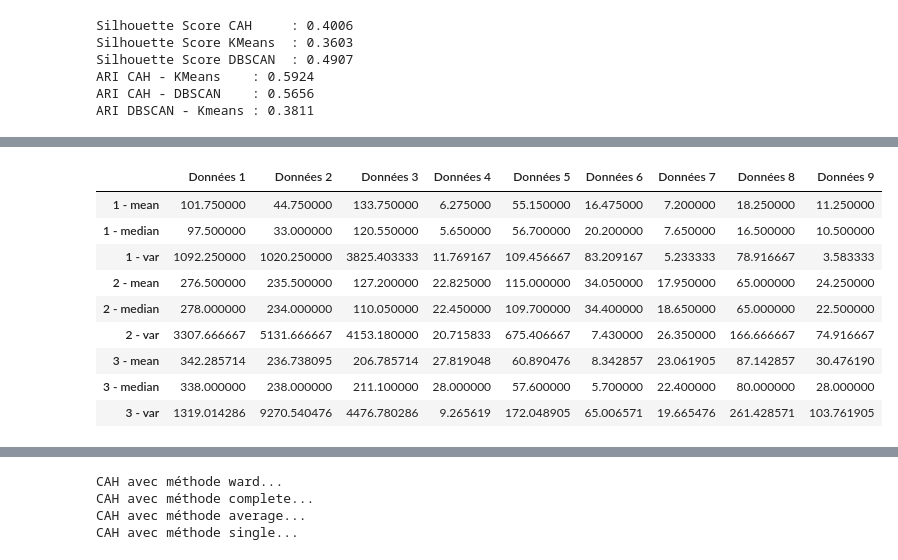
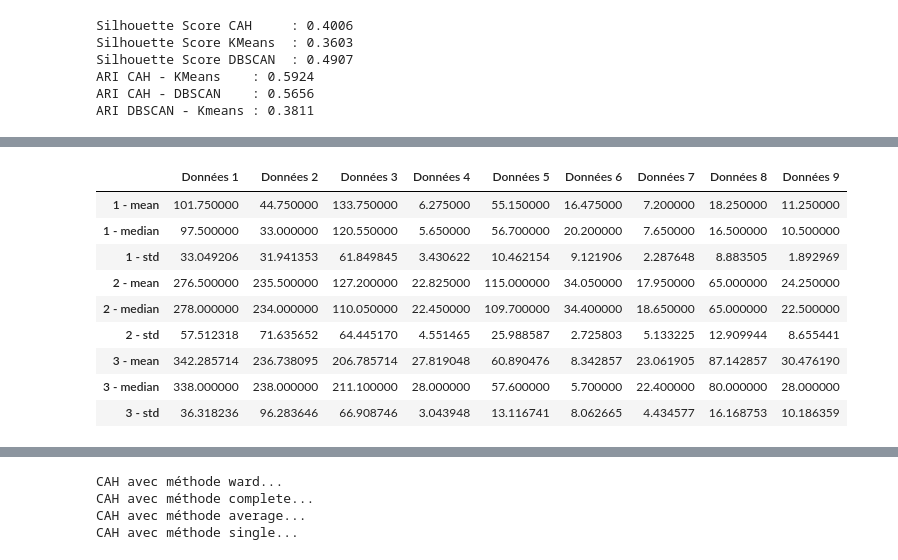
Before and after one commit to SkohTV/project-data-a3, a Jupyter notebook: electif/rendu.ipynb, the cells around one changed output, grey strips where cells are left out. Saved outputs shown, nothing was run; the diff lists cells and outputs as text; code cells hidden in the pictures.

```diff
--- a/electif/rendu.ipynb
+++ b/electif/rendu.ipynb
@@ -661,23 +975,23 @@ On pourra aussi comparer les résultats à d’autres algorithmes (DBSCAN, linka
 # %%
 pd.DataFrame({
     "1 - mean": df_hd[clusters_hd == 1].mean(),
     "1 - median": df_hd[clusters_hd == 1].median(),
-    "1 - var": df_hd[clusters_hd == 1].var(),
+    "1 - std": df_hd[clusters_hd == 1].std(),
     "2 - mean": df_hd[clusters_hd == 2].mean(),
     "2 - median": df_hd[clusters_hd == 2].median(),
-    "2 - var": df_hd[clusters_hd == 2].var(),
+    "2 - std": df_hd[clusters_hd == 2].std(),
     "3 - mean": df_hd[clusters_hd == 3].mean(),
     "3 - median": df_hd[clusters_hd == 3].median(),
-    "3 - var": df_hd[clusters_hd == 3].var(),
+    "3 - std": df_hd[clusters_hd == 3].std(),
 }).transpose()
 # %% [output]
 |  | Données 1 | Données 2 | Données 3 | Données 4 | Données 5 | Données 6 | Données 7 | Données 8 | Données 9 |
 | 1 - mean | 101.750000 | 44.750000 | 133.750000 | 6.275000 | 55.150000 | 16.475000 | 7.200000 | 18.250000 | 11.250000 |
 | 1 - median | 97.500000 | 33.000000 | 120.550000 | 5.650000 | 56.700000 | 20.200000 | 7.650000 | 16.500000 | 10.500000 |
-| 1 - var | 1092.250000 | 1020.250000 | 3825.403333 | 11.769167 | 109.456667 | 83.209167 | 5.233333 | 78.916667 | 3.583333 |
+| 1 - std | 33.049206 | 31.941353 | 61.849845 | 3.430622 | 10.462154 | 9.121906 | 2.287648 | 8.883505 | 1.892969 |
 | 2 - mean | 276.500000 | 235.500000 | 127.200000 | 22.825000 | 115.000000 | 34.050000 | 17.950000 | 65.000000 | 24.250000 |
 | 2 - median | 278.000000 | 234.000000 | 110.050000 | 22.450000 | 109.700000 | 34.400000 | 18.650000 | 65.000000 | 22.500000 |
-| 2 - var | 3307.666667 | 5131.666667 | 4153.180000 | 20.715833 | 675.406667 | 7.430000 | 26.350000 | 166.666667 | 74.916667 |
+| 2 - std | 57.512318 | 71.635652 | 64.445170 | 4.551465 | 25.988587 | 2.725803 | 5.133225 | 12.909944 | 8.655441 |
 | 3 - mean | 342.285714 | 236.738095 | 206.785714 | 27.819048 | 60.890476 | 8.342857 | 23.061905 | 87.142857 | 30.476190 |
 | 3 - median | 338.000000 | 238.000000 | 211.100000 | 28.000000 | 57.600000 | 5.700000 | 22.400000 | 80.000000 | 28.000000 |
-| 3 - var | 1319.014286 | 9270.540476 | 4476.780286 | 9.265619 | 172.048905 | 65.006571 | 19.665476 | 261.428571 | 103.761905 |
+| 3 - std | 36.318236 | 96.283646 | 66.908746 | 3.043948 | 13.116741 | 8.062665 | 4.434577 | 16.168753 | 10.186359 |
```
Also changed, not shown: parts of 117 cells of this notebook.
